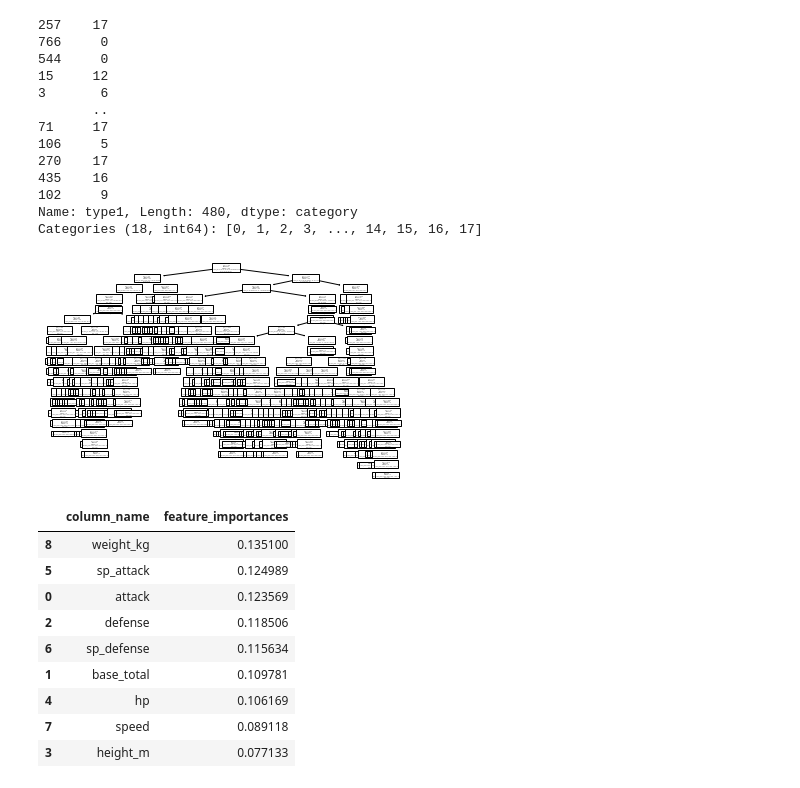
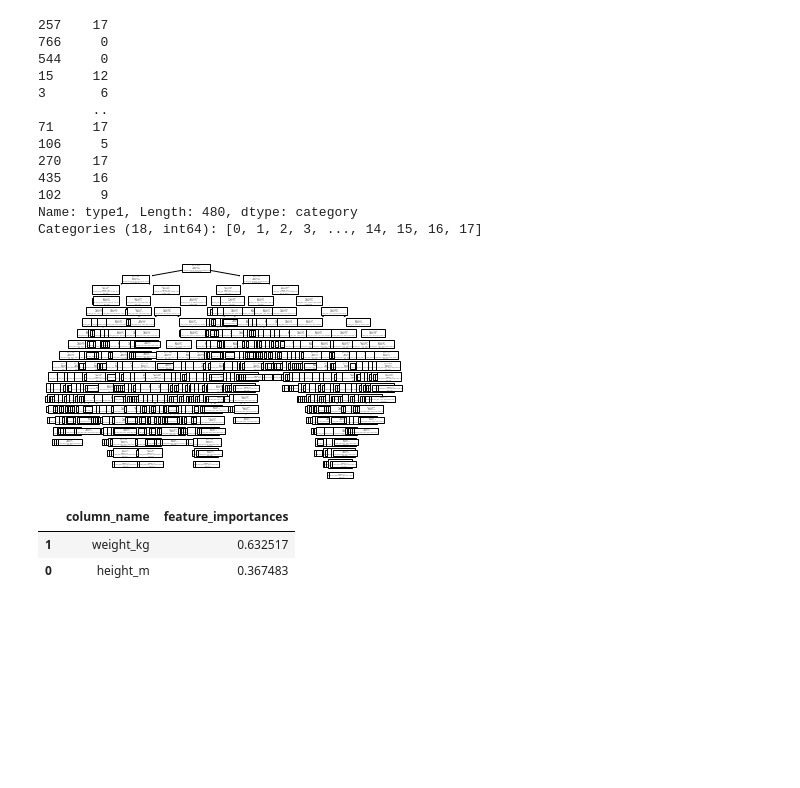
Before and after one commit to luanamitsudo/Projeto-2-Cdados-2021, a Jupyter notebook: Projeto2_CDADOS.ipynb, the cells around one changed output. Cells and saved outputs as stored; diff of their text form; code cells hidden in the pictures; blank space fills up the shorter version.

```diff
--- a/Projeto2_CDADOS.ipynb
+++ b/Projeto2_CDADOS.ipynb
@@ -194,27 +175,20 @@ Name: type1, Length: 480, dtype: category
 Categories (18, int64): [0, 1, 2, 3, ..., 14, 15, 16, 17]
 # %%
 from sklearn import tree
-X = dados_train[['attack', 'base_total', 'defense', 'height_m', 'hp','sp_attack', 'sp_defense', 'speed','weight_kg']]
+X = dados_train[['height_m','weight_kg']]
 Y = dados_train['type1']
 clf = tree.DecisionTreeClassifier()
 clf = clf.fit(X, Y)
 # %%
 tree.plot_tree(clf);
 # %% [output]
-[figure, old version]
+[figure, new version]
 # %%
-dicionario = {'column_name':['attack', 'base_total', 'defense', 'height_m', 'hp','sp_attack', 'sp_defense', 'speed','weight_kg'],'feature_importances':list(clf.feature_importances_)}
+dicionario = {'column_name':['height_m','weight_kg'],'feature_importances':list(clf.feature_importances_)}
 df = pd.DataFrame(data=dicionario)
 df.sort_values("feature_importances",ascending=False)
 # %% [output]
 |  | column_name | feature_importances |
-| 8 | weight_kg | 0.135100 |
-| 5 | sp_attack | 0.124989 |
-| 0 | attack | 0.123569 |
-| 2 | defense | 0.118506 |
-| 6 | sp_defense | 0.115634 |
-| 1 | base_total | 0.109781 |
-| 4 | hp | 0.106169 |
-| 7 | speed | 0.089118 |
-| 3 | height_m | 0.077133 |
+| 1 | weight_kg | 0.632517 |
+| 0 | height_m | 0.367483 |
 # %%
```
Also changed, not shown: parts of 7 cells of this notebook, 1 other file.
